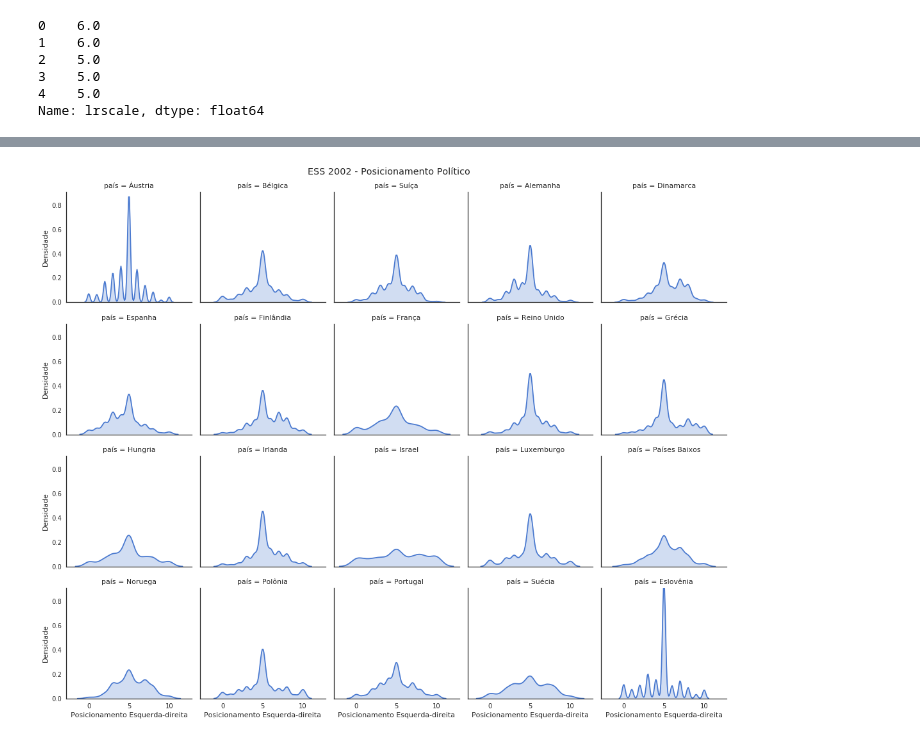
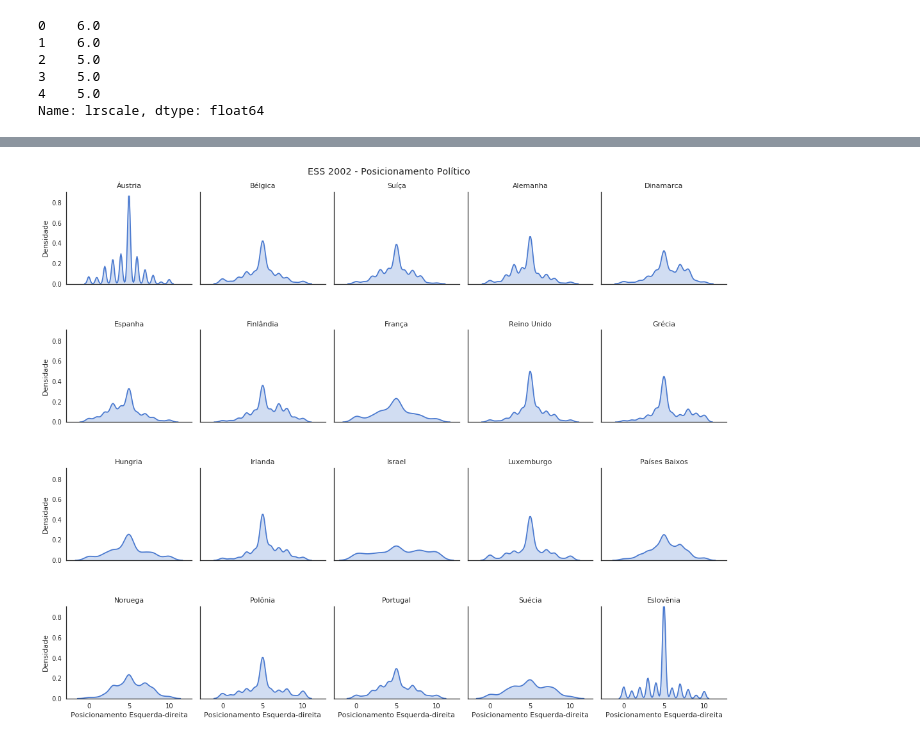
Before and after one commit to marcelovmaciel/Projeto, a Jupyter notebook: data-analysis/01-load_ess.ipynb, the cells around one changed output, grey strips where cells are left out. Drawn from its saved outputs; the diff is of its cells as text; code cells hidden in the pictures.

```diff
--- a/data-analysis/01-load_ess.ipynb
+++ b/data-analysis/01-load_ess.ipynb
@@ -66,14 +86,17 @@ Suíça             2040     1881          159
 # %%
 sns.set(style="white", palette="muted", color_codes=True)
 g = (sns.FacetGrid(valid_ideo,col = "país", col_wrap = 5)
      .map(sns.distplot, "value",hist = False, kde_kws={"shade": True})
+     .set_titles("{col_name}")
      .set_ylabels("Densidade")
-     .set_xlabels("Posicionamento Esquerda-direita"))
+     .set_xlabels("Posicionamento Esquerda-direita")
+     .fig.subplots_adjust(hspace = 0.5))
 
 plt.suptitle("ESS 2002 - Posicionamento Político", y = 1.01)
-plt.savefig("ess2002plots.pdf",dpi = 200)
+plt.savefig("ess2002plots.pdf", bbox_inches='tight',\
+            pad_inches=0.2, dpi = 150)
 # %% [output]
-[figure, old version]
+[figure, new version]
 # %%
 #display(ideo)
 #print(len(ideo.groupby("cntry").count()))
```
Also changed, not shown: parts of 4 cells of this notebook.
